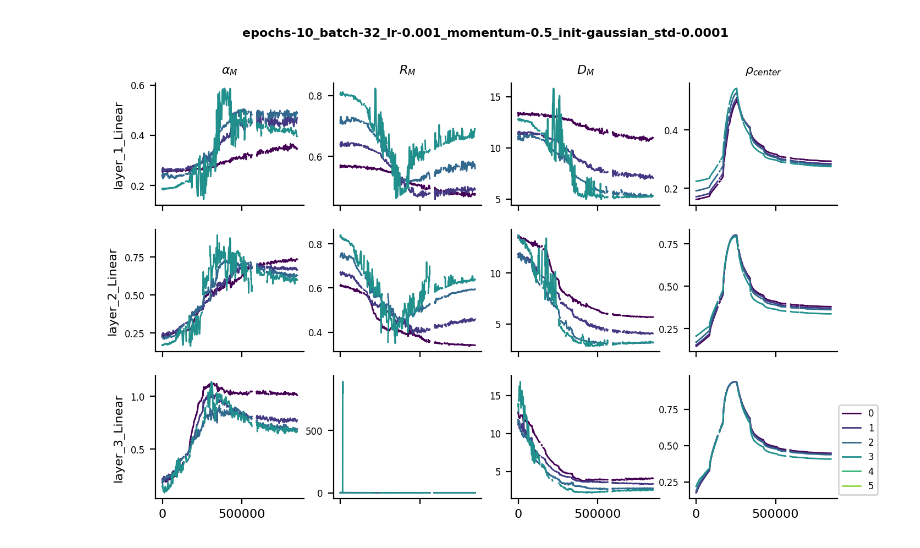
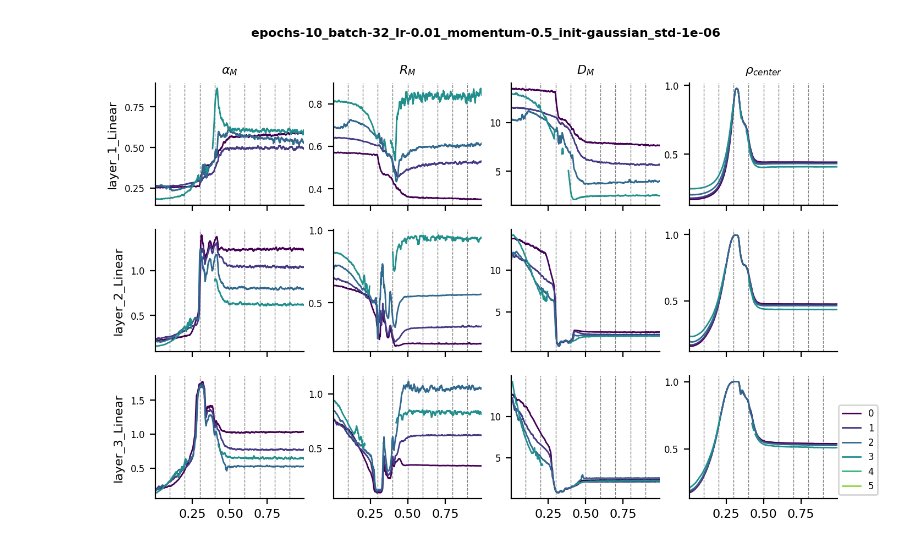
Before and after one commit to eghbalhosseini/neural_manifolds, a Jupyter notebook: create_figure_3_ICML.ipynb, the cells around one changed output. Cells and saved outputs as stored; diff of their text form; code cells hidden in the pictures.

Commit message:
update on figure creation

```diff
--- a/create_figure_3_ICML.ipynb
+++ b/create_figure_3_ICML.ipynb
@@ -16,12 +16,12 @@ import torch
 def moving_average(x, w):
     return np.convolve(x, np.ones(w), 'valid') / w
 
-av_window=4
+av_window=10
 # %%
 from utils import save_dir, analyze_dir, result_dir
 model_identifier = 'NN-tree_nclass=64_nobj=64000_nhier=6_beta=0.000161_sigma=5.0_nfeat=936-train_test-fixed'
 analyze_identifier= 'mftma-exm_per_class=50-proj=False-rand=False-kappa=0-n_t=300-n_rep=1'
-train_identifier = 'epochs-10_batch-32_lr-0.001_momentum-0.5_init-gaussian_std-0.0001'
+train_identifier = 'epochs-10_batch-32_lr-0.01_momentum-0.5_init-gaussian_std-1e-06'
 # %%
 # load accuracy data first
 training_files=[]
@@ -80,0 +77,4 @@ list(layer_keys)
+# %%
+x_bar= np.arange(len(batches))/len(batches)
+epoch_bar=np.argwhere(np.diff(epochs))/(len(batches))
+epoch_bar
@@ -117,39 +127,48 @@ for idx, x in enumerate(array_corres):
 
 ax=axes[(l_num-1)*len(mftma_keys)]
 for h in range(layer_cap.shape[1]):
-    ax.plot(moving_average(np.cumsum(batches),av_window),moving_average(np.stack(corrected_cap)[:,h],av_window),color=line_cols[h,:],label=str(h),linewidth=1)
+    ax.plot(moving_average(x_bar,av_window),moving_average(np.stack(corrected_cap)[:,h],av_window),color=line_cols[h,:],label=str(h),linewidth=1)
 ax.set_title(r'$\alpha_M$', fontsize=8)
 ax.set_ylabel(layer_keys[l_num], fontsize=8)
 ax.axes.xaxis.set_ticklabels([])
 ax.spines['right'].set_visible(False)
 ax.spines['top'].set_visible(False)
+ax.vlines(epoch_bar,ax.get_ylim()[0],ax.get_ylim()[1],color=(.5,.5,.5),linestyle='dashed',linewidth=.5)
+ax.autoscale(enable=True, axis='x', tight=True)
+ax.autoscale(enable=True, axis='y', tight=True)
 
 ax=axes[(l_num-1)*len(mftma_keys)+1]
 for h in range(layer_cap.shape[1]):
-    ax.plot(moving_average(np.cumsum(batches),av_window),moving_average(np.stack(corrected_rad)[:,h],av_window),color=line_cols[h,:],label=str(h),linewidth=1)
+    ax.plot(moving_average(x_bar,av_window),moving_average(np.stack(corrected_rad)[:,h],av_window),color=line_cols[h,:],label=str(h),linewidth=1)
 ax.set_title(r'$R_M$', fontsize=8)
 ax.axes.xaxis.set_ticklabels([])
 ax.spines['right'].set_visible(False)
 ax.spines['top'].set_visible(False)
-
+ax.vlines(epoch_bar,ax.get_ylim()[0],ax.get_ylim()[1],color=(.5,.5,.5),linestyle='dashed',linewidth=.5)
+ax.autoscale(enable=True, axis='x', tight=True)
+ax.autoscale(enable=True, axis='y', tight=True)
 
 ax=axes[(l_num-1)*len(mftma_keys)+2]
 for h in range(layer_cap.shape[1]):
-    ax.plot(moving_average(np.cumsum(batches),av_window),moving_average(np.stack(corrected_dim)[:,h],av_window),color=line_cols[h,:],label=str(h),linewidth=1)
+    ax.plot(moving_average(x_bar,av_window),moving_average(np.stack(corrected_dim)[:,h],av_window),color=line_cols[h,:],label=str(h),linewidth=1)
 ax.set_title(r'$D_M$', fontsize=8)
 ax.axes.xaxis.set_ticklabels([])
 ax.spines['right'].set_visible(False)
 ax.spines['top'].set_visible(False)
-
+ax.vlines(epoch_bar,ax.get_ylim()[0],ax.get_ylim()[1],color=(.5,.5,.5),linestyle='dashed',linewidth=.5)
+ax.autoscale(enable=True, axis='x', tight=True)
+ax.autoscale(enable=True, axis='y', tight=True)
 
 ax=axes[(l_num-1)*len(mftma_keys)+3]
 for h in range(layer_cap.shape[1]):
-    ax.plot(moving_average(np.cumsum(batches),av_window),moving_average(np.stack(corrected_cor)[:,h],av_window),color=line_cols[h,:],label=str(h),linewidth=1)
+    ax.plot(moving_average(x_bar,av_window),moving_average(np.stack(corrected_cor)[:,h],av_window),color=line_cols[h,:],label=str(h),linewidth=1)
 ax.set_title(r'$\rho_{center}$', fontsize=8)
 ax.axes.xaxis.set_ticklabels([])
 ax.spines['right'].set_visible(False)
 ax.spines['top'].set_visible(False)
-
+ax.vlines(epoch_bar,ax.get_ylim()[0],ax.get_ylim()[1],color=(.5,.5,.5),linestyle='dashed',linewidth=.5)
+ax.autoscale(enable=True, axis='x', tight=True)
+ax.autoscale(enable=True, axis='y', tight=True)
 
 
 # plot layer 2 results
@@ -175,36 +194,44 @@ for idx, x in enumerate(array_corres):
 
 ax=axes[(l_num-1)*len(mftma_keys)]
 for h in range(layer_cap.shape[1]):
-    ax.plot(moving_average(np.cumsum(batches),av_window),moving_average(np.stack(corrected_cap)[:,h],av_window),color=line_cols[h,:],label=str(h),linewidth=1)
+    ax.plot(moving_average(x_bar,av_window),moving_average(np.stack(corrected_cap)[:,h],av_window),color=line_cols[h,:],label=str(h),linewidth=1)
 ax.set_ylabel(layer_keys[l_num], fontsize=8)
 ax.axes.xaxis.set_ticklabels([])
 ax.spines['right'].set_visible(False)
 ax.spines['top'].set_visible(False)
-
+ax.vlines(epoch_bar,ax.get_ylim()[0],ax.get_ylim()[1],color=(.5,.5,.5),linestyle='dashed',linewidth=.5)
+ax.autoscale(enable=True, axis='x', tight=True)
+ax.autoscale(enable=True, axis='y', tight=True)
 
 ax=axes[(l_num-1)*len(mftma_keys)+1]
 for h in range(layer_cap.shape[1]):
-    ax.plot(moving_average(np.cumsum(batches),av_window),moving_average(np.stack(corrected_rad)[:,h],av_window),color=line_cols[h,:],label=str(h),linewidth=1)
+    ax.plot(moving_average(x_bar,av_window),moving_average(np.stack(corrected_rad)[:,h],av_window),color=line_cols[h,:],label=str(h),linewidth=1)
 ax.axes.xaxis.set_ticklabels([])
 ax.spines['right'].set_visible(False)
 ax.spines['top'].set_visible(False)
-
+ax.vlines(epoch_bar,ax.get_ylim()[0],ax.get_ylim()[1],color=(.5,.5,.5),linestyle='dashed',linewidth=.5)
+ax.autoscale(enable=True, axis='x', tight=True)
+ax.autoscale(enable=True, axis='y', tight=True)
 
 ax=axes[(l_num-1)*len(mftma_keys)+2]
 for h in range(layer_cap.shape[1]):
-    ax.plot(moving_average(np.cumsum(batches),av_window),moving_average(np.stack(corrected_dim)[:,h],av_window),color=line_cols[h,:],label=str(h),linewidth=1)
+    ax.plot(moving_average(x_bar,av_window),moving_average(np.stack(corrected_dim)[:,h],av_window),color=line_cols[h,:],label=str(h),linewidth=1)
 ax.axes.xaxis.set_ticklabels([])
 ax.spines['right'].set_visible(False)
 ax.spines['top'].set_visible(False)
-
+ax.vlines(epoch_bar,ax.get_ylim()[0],ax.get_ylim()[1],color=(.5,.5,.5),linestyle='dashed',linewidth=.5)
+ax.autoscale(enable=True, axis='x', tight=True)
+ax.autoscale(enable=True, axis='y', tight=True)
 
 ax=axes[(l_num-1)*len(mftma_keys)+3]
 for h in range(layer_cap.shape[1]):
-    ax.plot(moving_average(np.cumsum(batches),av_window),moving_average(np.stack(corrected_cor)[:,h],av_window),color=line_cols[h,:],label=str(h),linewidth=1)
+    ax.plot(moving_average(x_bar,av_window),moving_average(np.stack(corrected_cor)[:,h],av_window),color=line_cols[h,:],label=str(h),linewidth=1)
 ax.axes.xaxis.set_ticklabels([])
 ax.spines['right'].set_visible(False)
 ax.spines['top'].set_visible(False)
-
+ax.vlines(epoch_bar,ax.get_ylim()[0],ax.get_ylim()[1],color=(.5,.5,.5),linestyle='dashed',linewidth=.5)
+ax.autoscale(enable=True, axis='x', tight=True)
+ax.autoscale(enable=True, axis='y', tight=True)
 
 
 # plot layer 2 results
@@ -230,36 +257,44 @@ for idx, x in enumerate(array_corres):
 
 ax=axes[(l_num-1)*len(mftma_keys)]
 for h in range(layer_cap.shape[1]):
-    ax.plot(moving_average(np.cumsum(batches),av_window),moving_average(np.stack(corrected_cap)[:,h],av_window),color=line_cols[h,:],label=str(h),linewidth=1)
+    ax.plot(moving_average(x_bar,av_window),moving_average(np.stack(corrected_cap)[:,h],av_window),color=line_cols[h,:],label=str(h),linewidth=1)
 ax.set_ylabel(layer_keys[l_num], fontsize=8)
 ax.spines['right'].set_visible(False)
 ax.spines['top'].set_visible(False)
-
+ax.vlines(epoch_bar,ax.get_ylim()[0],ax.get_ylim()[1],color=(.5,.5,.5),linestyle='dashed',linewidth=.5)
+ax.autoscale(enable=True, axis='x', tight=True)
+ax.autoscale(enable=True, axis='y', tight=True)
 
 
 ax=axes[(l_num-1)*len(mftma_keys)+1]
 for h in range(layer_cap.shape[1]):
-    ax.plot(moving_average(np.cumsum(batches),av_window),moving_average(np.stack(corrected_rad)[:,h],av_window),color=line_cols[h,:],label=str(h),linewidth=1)
-ax.axes.xaxis.set_ticklabels([])
+    ax.plot(moving_average(x_bar,av_window),moving_average(np.stack(corrected_rad)[:,h],av_window),color=line_cols[h,:],label=str(h),linewidth=1)
+
 ax.spines['right'].set_visible(False)
 ax.spines['top'].set_visible(False)
-
+ax.vlines(epoch_bar,ax.get_ylim()[0],ax.get_ylim()[1],color=(.5,.5,.5),linestyle='dashed',linewidth=.5)
+ax.autoscale(enable=True, axis='x', tight=True)
+ax.autoscale(enable=True, axis='y', tight=True)
 
 ax=axes[(l_num-1)*len(mftma_keys)+2]
 for h in range(layer_cap.shape[1]):
-    ax.plot(moving_average(np.cumsum(batches),av_window),moving_average(np.stack(corrected_dim)[:,h],av_window),color=line_cols[h,:],label=str(h),linewidth=1)
+    ax.plot(moving_average(x_bar,av_window),moving_average(np.stack(corrected_dim)[:,h],av_window),color=line_cols[h,:],label=str(h),linewidth=1)
 ax.spines['right'].set_visible(False)
 ax.spines['top'].set_visible(False)
-
+ax.vlines(epoch_bar,ax.get_ylim()[0],ax.get_ylim()[1],color=(.5,.5,.5),linestyle='dashed',linewidth=.5)
+ax.autoscale(enable=True, axis='x', tight=True)
+ax.autoscale(enable=True, axis='y', tight=True)
 
 
 ax=axes[(l_num-1)*len(mftma_keys)+3]
 for h in range(layer_cap.shape[1]):
-    ax.plot(moving_average(np.cumsum(batches),av_window),moving_average(np.stack(corrected_cor)[:,h],av_window),color=line_cols[h,:],label=str(h),linewidth=1)
+    ax.plot(moving_average(x_bar,av_window),moving_average(np.stack(corrected_cor)[:,h],av_window),color=line_cols[h,:],label=str(h),linewidth=1)
 ax.legend(bbox_to_anchor=(1, .5, 0.3, 0.3),fontsize=6)
 ax.spines['right'].set_visible(False)
 ax.spines['top'].set_visible(False)
-
+ax.vlines(epoch_bar,ax.get_ylim()[0],ax.get_ylim()[1],color=(.5,.5,.5),linestyle='dashed',linewidth=.5)
+ax.autoscale(enable=True, axis='x', tight=True)
+ax.autoscale(enable=True, axis='y', tight=True)
 
 plt.suptitle(train_identifier,fontsize=8, fontweight='bold')
 #plt.tight_layout()
@@ -282 +317 @@ plt.suptitle(train_identifier,fontsize=8, fontweight='bold')
-[figure, old version]
+[figure, new version]
```
Also changed, not shown: parts of 9 cells of this notebook, 1 other file.
